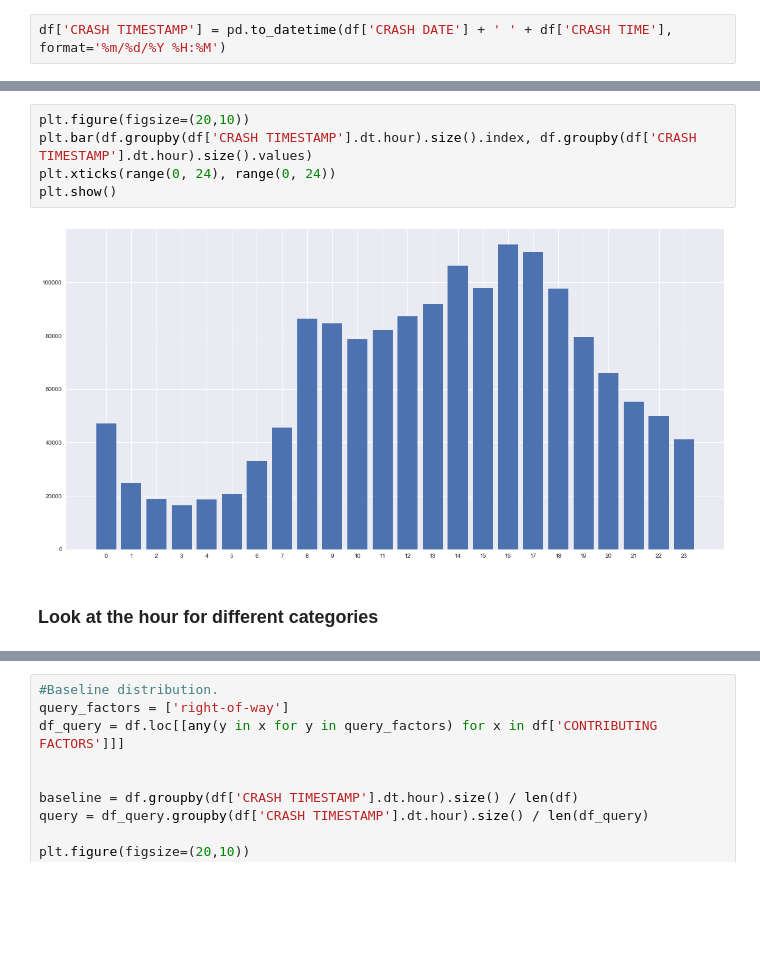
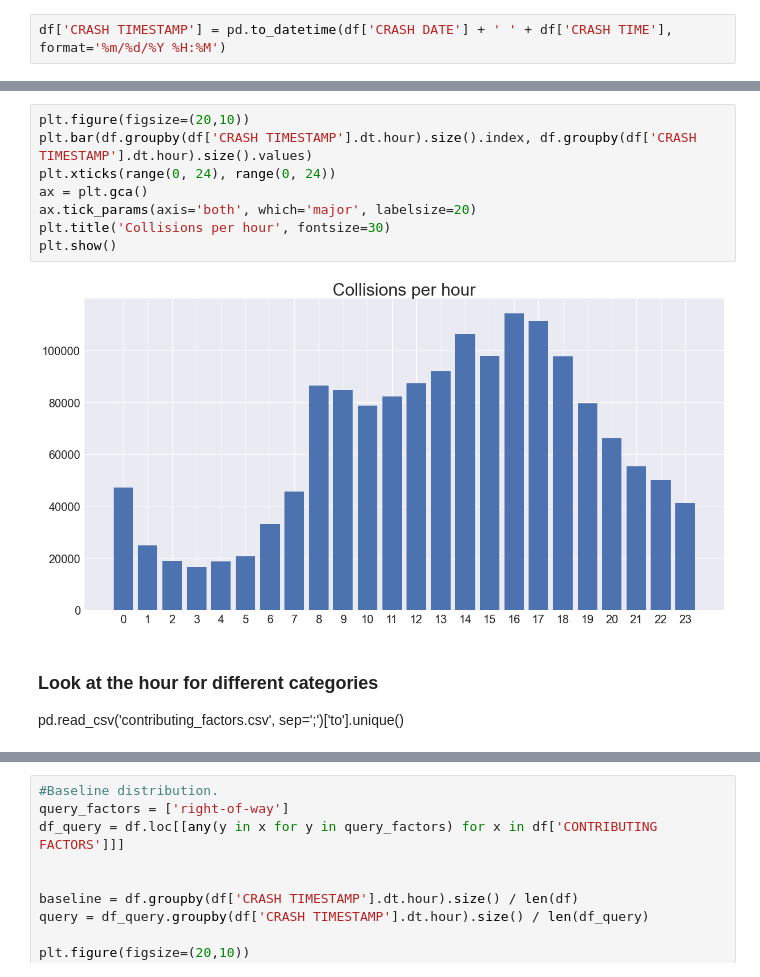
Before and after one commit to rasgaard/socialdatascience, a Jupyter notebook: notebook.ipynb, the cells around one changed output, grey strips where cells are left out. Drawn from its saved outputs; the diff is of its cells as text; blank space fills up the shorter version.

```diff
--- a/notebook.ipynb
+++ b/notebook.ipynb
@@ -117,9 +130,14 @@ plt.show()
 # %%
 plt.figure(figsize=(20,10))
 plt.bar(df.groupby(df['CRASH TIMESTAMP'].dt.hour).size().index, df.groupby(df['CRASH TIMESTAMP'].dt.hour).size().values)
 plt.xticks(range(0, 24), range(0, 24))
+ax = plt.gca()
+ax.tick_params(axis='both', which='major', labelsize=20)
+plt.title('Collisions per hour', fontsize=30)
 plt.show()
 # %% [output]
-[figure, old version]
+[figure, new version]
 # %% [markdown]
 ### Look at the hour for different categories
+
+pd.read_csv('contributing_factors.csv', sep=';')['to'].unique()
```
Also changed, not shown: parts of 7 cells of this notebook.
